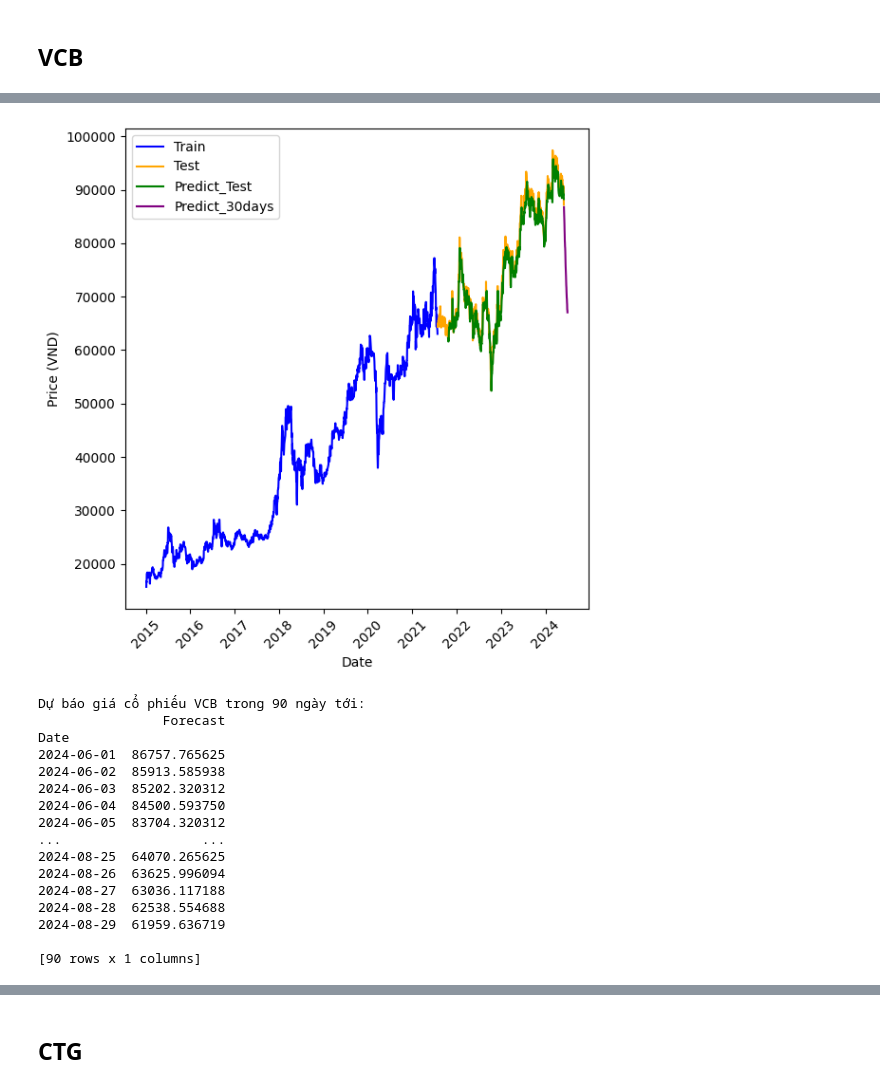
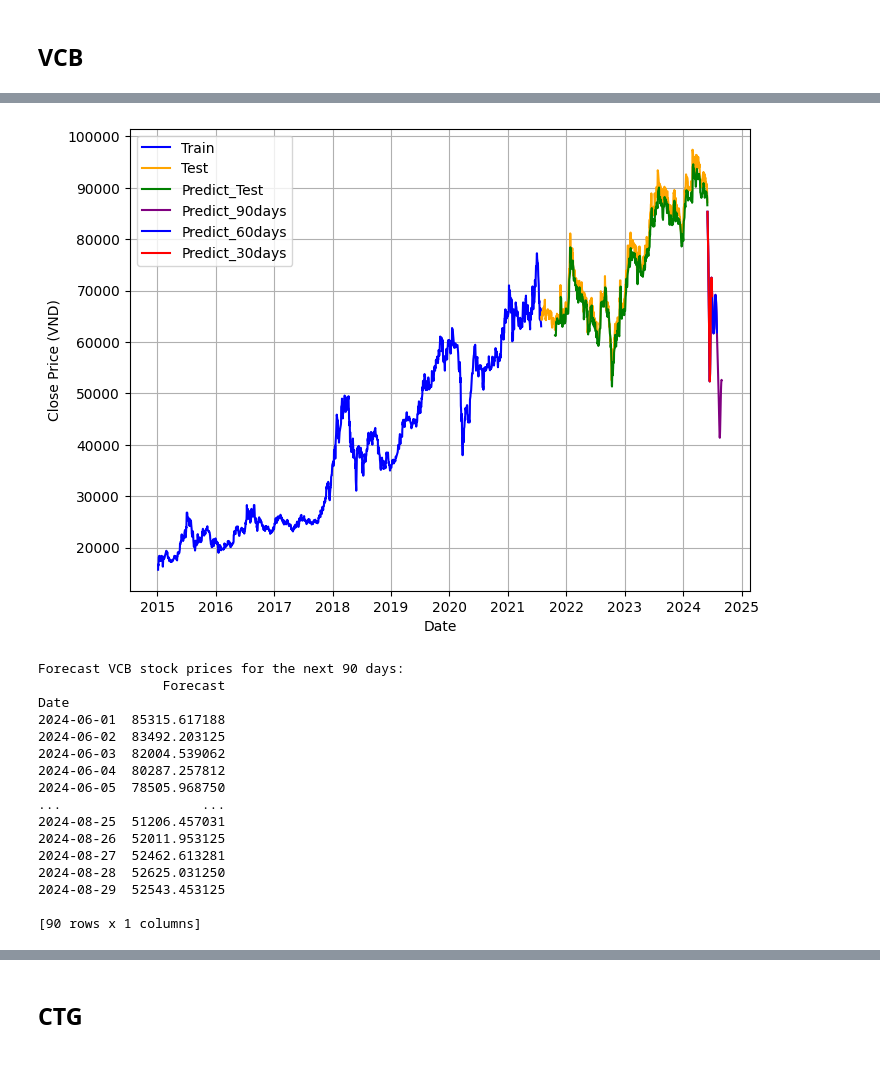
Before and after one commit to ngvmanh/IS403_O22_HTCL_14, a Jupyter notebook: Model/MLP/MLP(7-3).ipynb, the cells around one changed output, grey strips where cells are left out. Cells and saved outputs as stored; diff of their text form; code cells hidden in the pictures.

```diff
--- a/Model/MLP/MLP(7-3).ipynb
+++ b/Model/MLP/MLP(7-3).ipynb
@@ -86,57 +86,56 @@ Epoch 6/100
 # %%
-# Trực quan hóa
-plt.figure(figsize=(6, 6))
+# Visualization
+plt.figure(figsize=(8, 6))
 
-# Vẽ giá thực tế (Tất cả dữ liệu)
+# Plot actual prices (All data)
 plt.plot(df.index[:train_size], df['Price'][:train_size], label='Train', color='blue')
 
 plt.plot(df.index[train_size:], df['Price'][train_size:], label='Test', color='orange')
 
-# Vẽ giá dự đoán trên tập kiểm tra
+# Plot predicted prices on the test set
 test_data_start = df.index[train_size + n_lookback]
 test_data_end = df.index[-1]
 plt.plot(df.index[train_size + n_lookback: len(Y_pred_test) + train_size + n_lookback], Y_pred_test, label='Predict_Test', color='green')
 
 
-# Vẽ giá dự đoán trong tương lai
+# Plot predicted prices in the future
 future_dates = pd.date_range(start=df.index[-1], periods=91)[1:]  # Ngày bắt đầu sau ngày cuối cùng của dữ liệu
-plt.plot(future_dates[:30], future_predictions[:30], label='Predict_30days', color='purple')
-# plt.plot(future_dates[:60], future_predictions[:60], label='Predict_60days', color='red')
-# plt.plot(future_dates, future_predictions, label='Predict_90days', color='purple')
+plt.plot(future_dates, future_predictions, label='Predict_90days', color='purple')
+plt.plot(future_dates[:60], future_predictions[:60], label='Predict_60days', color='blue')
+plt.plot(future_dates[:30], future_predictions[:30], label='Predict_30days', color='red')
 
-# plt.title('VCB Stock Price Forecast using MLP 7:3')
+# plt.title('VCB Stock Price Forecast using LSTM 7:3')
 plt.xlabel('Date')
-plt.ylabel('Price (VND)')
+plt.ylabel('Close Price (VND)')
 plt.legend()
-plt.xticks(rotation=45)
-plt.tight_layout()
+plt.grid(True)
 plt.show()
 # %% [output]
-[figure, old version]
+[figure, new version]
 # %%
-# Tạo dataframe mới chứa ngày tháng và giá trị dự đoán tương lai
-future_dates = pd.date_range(start=df.index[-1], periods=91)[1:] # Bắt đầu từ ngày sau ngày cuối cùng trong dữ liệu lịch sử
-future_df = pd.DataFrame({'Date': future_dates, 'Forecast': future_predictions.flatten()}) # Chuyển future_predictions về mảng 1 chiều
+# Create a new dataframe containing dates and future predicted values
+future_dates = pd.date_range(start=df.index[-1], periods=91)[1:]
+future_df = pd.DataFrame({'Date': future_dates, 'Forecast': future_predictions.flatten()})
 future_df.set_index('Date', inplace=True)
 
-# In ra kết quả dự báo trong 90 ngày tới
-print("Dự báo giá cổ phiếu VCB trong 90 ngày tới:")
+# Print the forecast results for the next 90 days
+print("Forecast VCB stock prices for the next 90 days:")
 print(future_df)
 # %% [output]
-Dự báo giá cổ phiếu VCB trong 90 ngày tới:
+Forecast VCB stock prices for the next 90 days:
                 Forecast
 Date
-2024-06-01  86757.765625
-2024-06-02  85913.585938
-2024-06-03  85202.320312
-2024-06-04  84500.593750
-2024-06-05  83704.320312
+2024-06-01  85315.617188
+2024-06-02  83492.203125
+2024-06-03  82004.539062
+2024-06-04  80287.257812
+2024-06-05  78505.968750
 ...                  ...
-2024-08-25  64070.265625
-2024-08-26  63625.996094
-2024-08-27  63036.117188
-2024-08-28  62538.554688
-2024-08-29  61959.636719
+2024-08-25  51206.457031
+2024-08-26  52011.953125
+2024-08-27  52462.613281
+2024-08-28  52625.031250
+2024-08-29  52543.453125
 
 [90 rows x 1 columns]
 # %%
```
Also changed, not shown: parts of 10 cells of this notebook.
